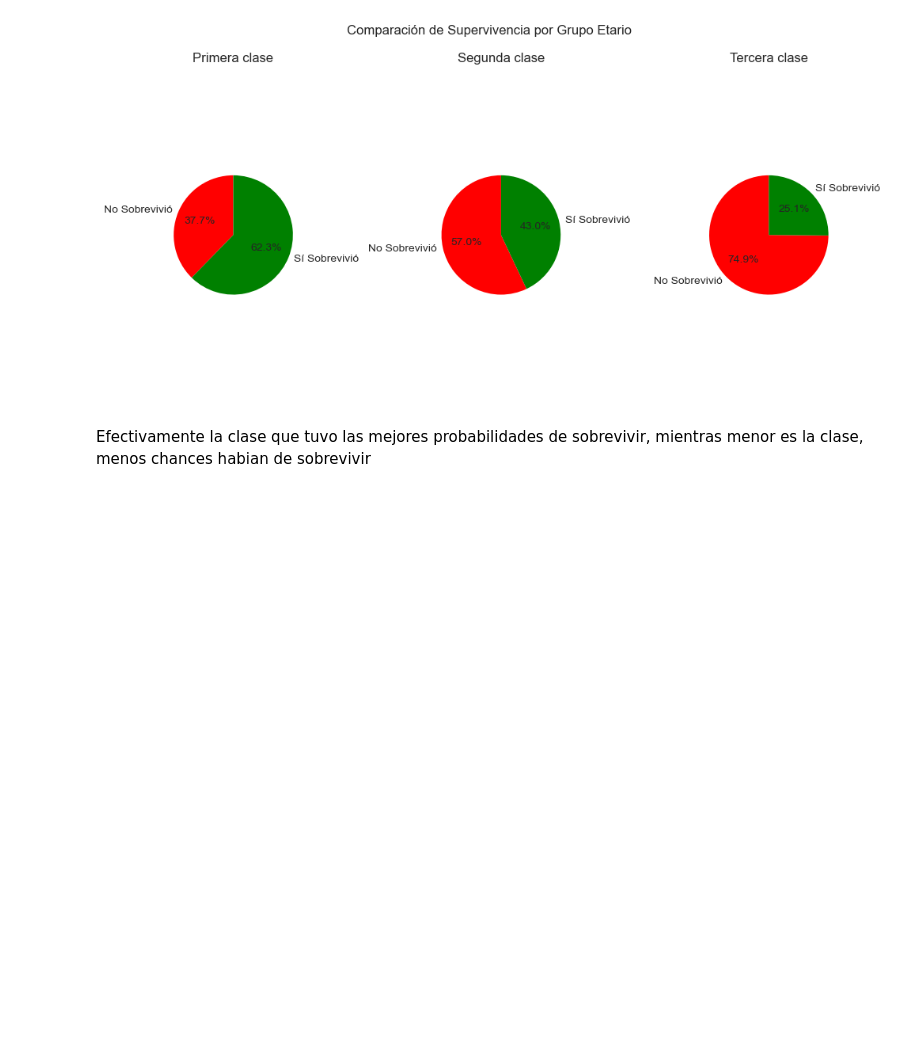
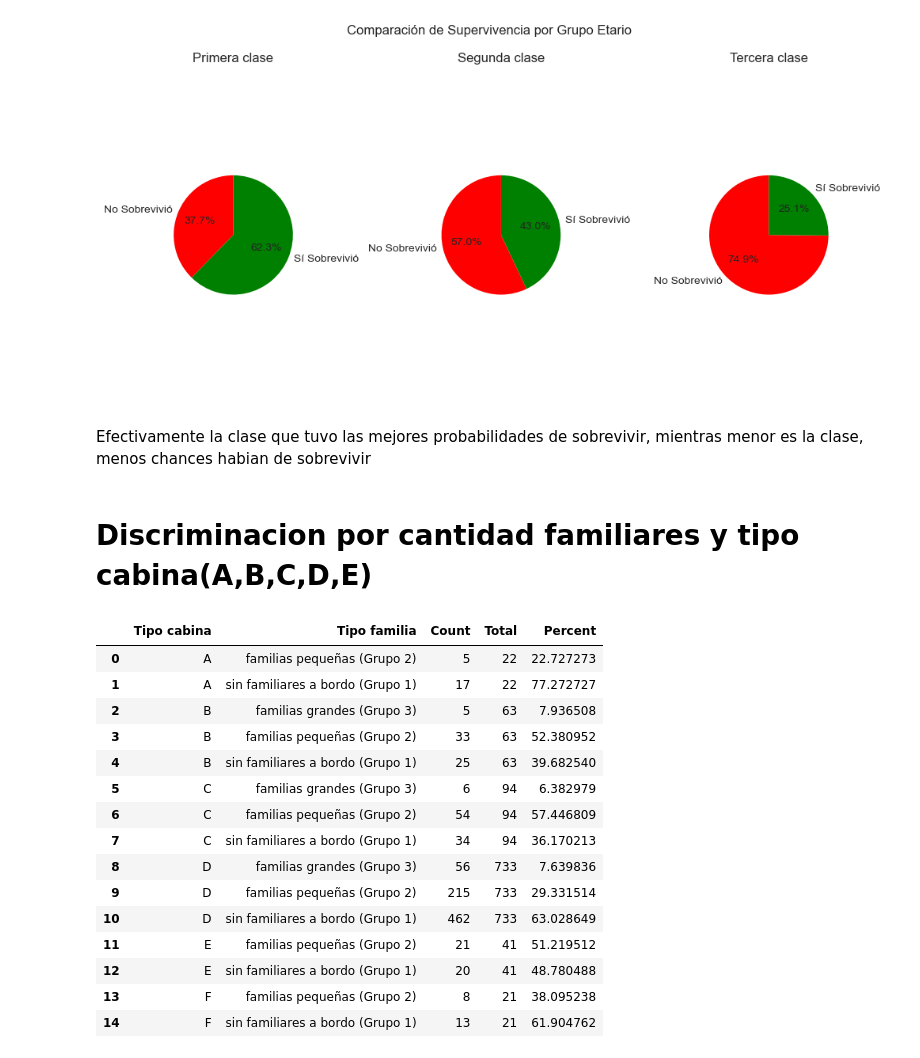
Before and after one commit to juanpablocarrillohortua/taller-pandas-titanic-grupo-1, a Jupyter notebook: notebooks/proyecto titanic.ipynb, the cells around one changed output. Cells and saved outputs as stored; diff of their text form; code cells hidden in the pictures; blank space fills up the shorter version.

Commit message:
Distribucion de cabinas

```diff
--- a/notebooks/proyecto titanic.ipynb
+++ b/notebooks/proyecto titanic.ipynb
@@ -455,6 +455,6 @@ np.int64(326)
 # %% [markdown]
 Como es una variable categorica, se completan los datos nulos con "Desconocido", ya que no podemos intuir nada con datos numéricos.
 # %%
-df_test["Cabin"]=df_test["Cabin"].fillna("Desconocido")
+df_test["Cabin"]=df_test["Cabin"].fillna("Ninguna")
 df_test["Cabin"]
 # %% [output]
@@ -1046,3 +1046,51 @@ plots.pie(datas=[df_primera, df_segunda, df_tercera], titles=['Primera clase', '
 [figure]
 # %% [markdown]
 Efectivamente la clase que tuvo las mejores probabilidades de sobrevivir,  mientras menor es la clase, menos chances habian de sobrevivir
+# %% [markdown]
+# Discriminacion por cantidad familiares y tipo cabina(A,B,C,D,E)
+# %%
+def grupo_fam(cant):
+    if cant == 0:
+        return 'sin familiares a bordo (Grupo 1)'
+    elif 1 <= cant <= 3:
+        return 'familias pequeñas (Grupo 2)'
+    elif cant >= 4:
+        return 'familias grandes (Grupo 3)'
+
+def tipo_cabin(cab):
+    tipos = ['A', 'B', 'C', 'D', 'E', 'F', 'N'] #N para Ninguna
+    for i in tipos:
+        if cab[0] == i:
+            return i
+
+
+df_familias = df.copy()
+df_familias['Tipo familia'] = df_familias['Familiares'].apply(grupo_fam)
+df_familias['Tipo cabina'] = df_familias['Cabin'].apply(tipo_cabin)
+
+
+df_familias = df_familias.groupby(['Tipo cabina', 'Tipo familia']).size().reset_index(name='Count')
+df_familias['Total'] = df_familias.groupby('Tipo cabina')['Count'].transform('sum')
+df_familias['Percent'] = (df_familias['Count']/df_familias['Total']) * 100
+
+#se elimina los tipo N (ninguna cabina)
+df_familias = df_familias[df_familias['Tipo cabina'] != 'N']
+
+df_familias
+# %% [output]
+|  | Tipo cabina | Tipo familia | Count | Total | Percent |
+| 0 | A | familias pequeñas (Grupo 2) | 5 | 22 | 22.727273 |
+| 1 | A | sin familiares a bordo (Grupo 1) | 17 | 22 | 77.272727 |
+| 2 | B | familias grandes (Grupo 3) | 5 | 63 | 7.936508 |
+| 3 | B | familias pequeñas (Grupo 2) | 33 | 63 | 52.380952 |
+| 4 | B | sin familiares a bordo (Grupo 1) | 25 | 63 | 39.682540 |
+| 5 | C | familias grandes (Grupo 3) | 6 | 94 | 6.382979 |
+| 6 | C | familias pequeñas (Grupo 2) | 54 | 94 | 57.446809 |
+| 7 | C | sin familiares a bordo (Grupo 1) | 34 | 94 | 36.170213 |
+| 8 | D | familias grandes (Grupo 3) | 56 | 733 | 7.639836 |
+| 9 | D | familias pequeñas (Grupo 2) | 215 | 733 | 29.331514 |
+| 10 | D | sin familiares a bordo (Grupo 1) | 462 | 733 | 63.028649 |
+| 11 | E | familias pequeñas (Grupo 2) | 21 | 41 | 51.219512 |
+| 12 | E | sin familiares a bordo (Grupo 1) | 20 | 41 | 48.780488 |
+| 13 | F | familias pequeñas (Grupo 2) | 8 | 21 | 38.095238 |
+| 14 | F | sin familiares a bordo (Grupo 1) | 13 | 21 | 61.904762 |
```
Also changed, not shown: parts of 3 cells of this notebook.
